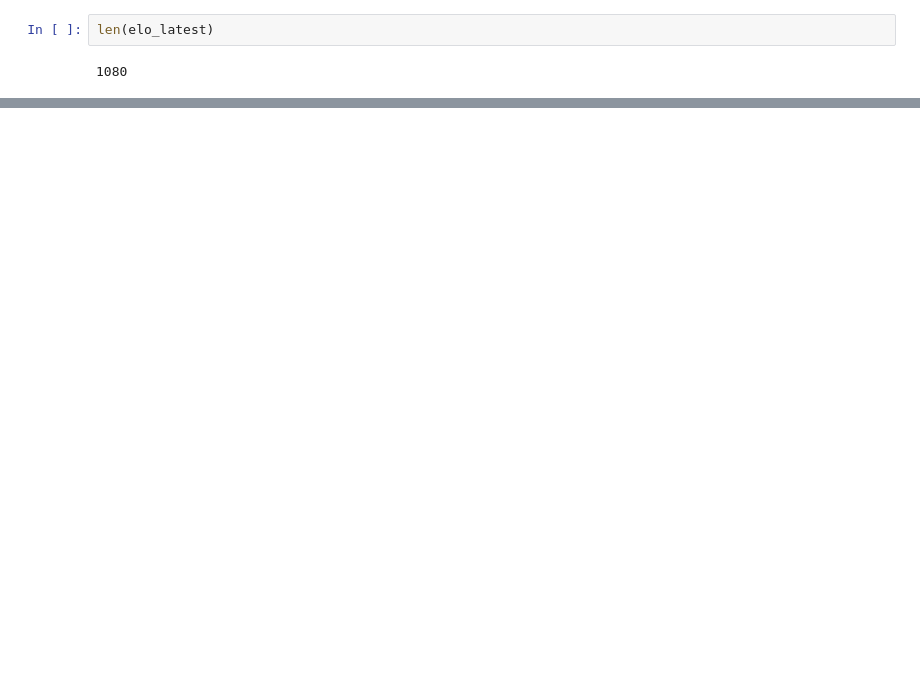
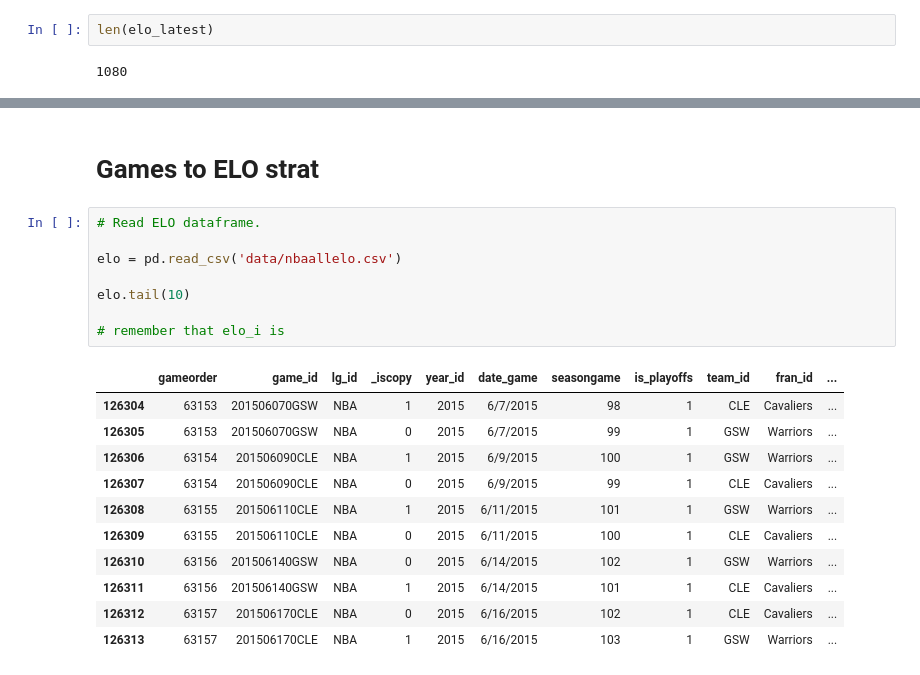
Before and after one commit to adrianmarino19/nba_prediction2025, a Jupyter notebook: nba_prediction_2025/testing_data.ipynb, the cells around one changed output, grey strips where cells are left out. Drawn from its saved outputs; the diff is of its cells as text; blank space fills up the shorter version.

Commit message:
data wrangling to create master dataset

```diff
--- a/nba_prediction_2025/testing_data.ipynb
+++ b/nba_prediction_2025/testing_data.ipynb
@@ -89,0 +233,22 @@ len(elo_latest)
+# %% [markdown]
+# Games to ELO strat
+# %%
+# Read ELO dataframe.
+
+elo = pd.read_csv('data/nbaallelo.csv')
+
+elo.tail(10)
+
+# remember that elo_i is
+# %% [output]
+|  | gameorder | game_id | lg_id | _iscopy | year_id | date_game | seasongame | is_playoffs | team_id | fran_id | ... |
+| 126304 | 63153 | 201506070GSW | NBA | 1 | 2015 | 6/7/2015 | 98 | 1 | CLE | Cavaliers | ... |
+| 126305 | 63153 | 201506070GSW | NBA | 0 | 2015 | 6/7/2015 | 99 | 1 | GSW | Warriors | ... |
+| 126306 | 63154 | 201506090CLE | NBA | 1 | 2015 | 6/9/2015 | 100 | 1 | GSW | Warriors | ... |
+| 126307 | 63154 | 201506090CLE | NBA | 0 | 2015 | 6/9/2015 | 99 | 1 | CLE | Cavaliers | ... |
+| 126308 | 63155 | 201506110CLE | NBA | 1 | 2015 | 6/11/2015 | 101 | 1 | GSW | Warriors | ... |
+| 126309 | 63155 | 201506110CLE | NBA | 0 | 2015 | 6/11/2015 | 100 | 1 | CLE | Cavaliers | ... |
+| 126310 | 63156 | 201506140GSW | NBA | 0 | 2015 | 6/14/2015 | 102 | 1 | GSW | Warriors | ... |
+| 126311 | 63156 | 201506140GSW | NBA | 1 | 2015 | 6/14/2015 | 101 | 1 | CLE | Cavaliers | ... |
+| 126312 | 63157 | 201506170CLE | NBA | 0 | 2015 | 6/16/2015 | 102 | 1 | CLE | Cavaliers | ... |
+| 126313 | 63157 | 201506170CLE | NBA | 1 | 2015 | 6/16/2015 | 103 | 1 | GSW | Warriors | ... |
```
Also changed, not shown: parts of 20 cells of this notebook.
